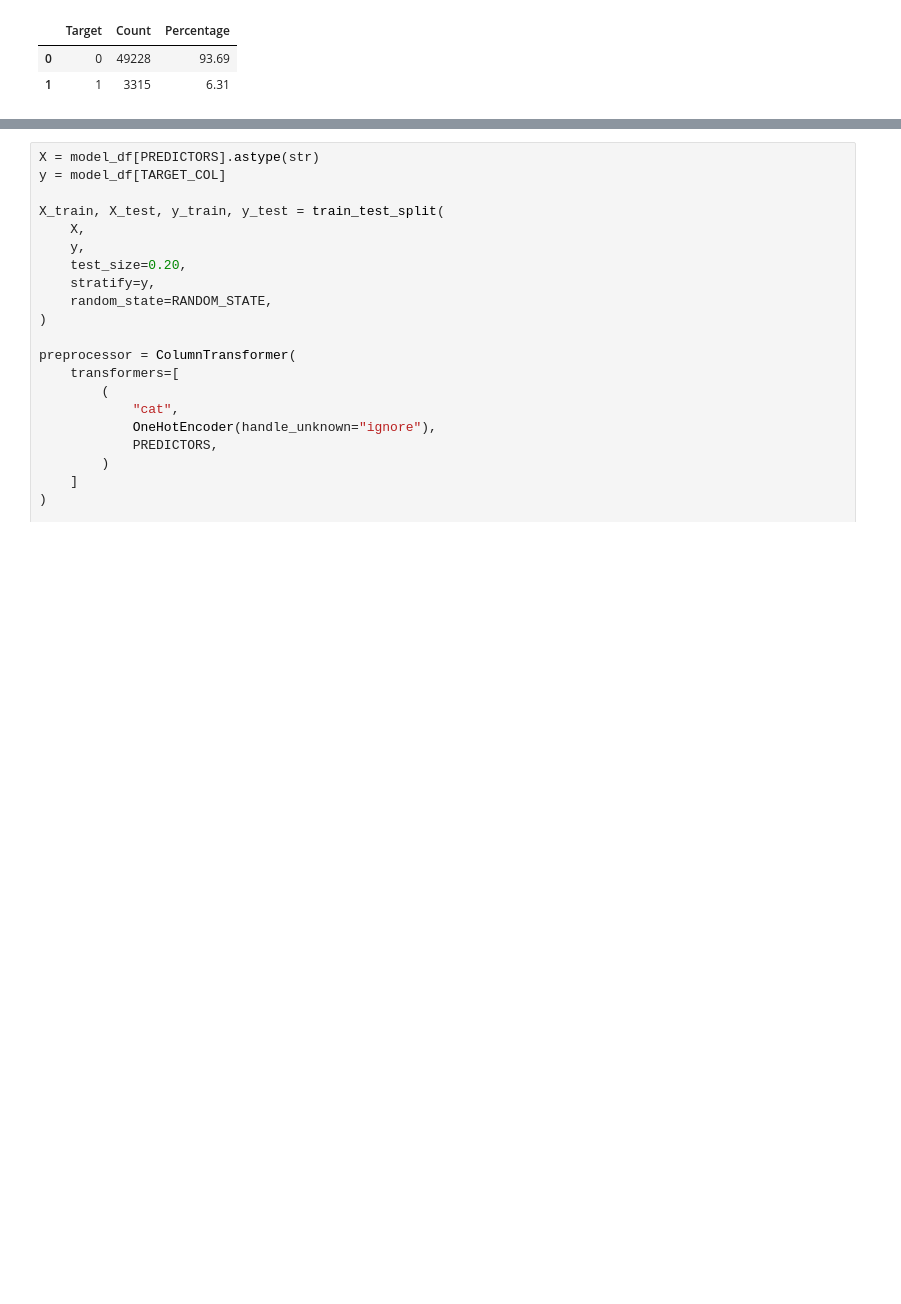
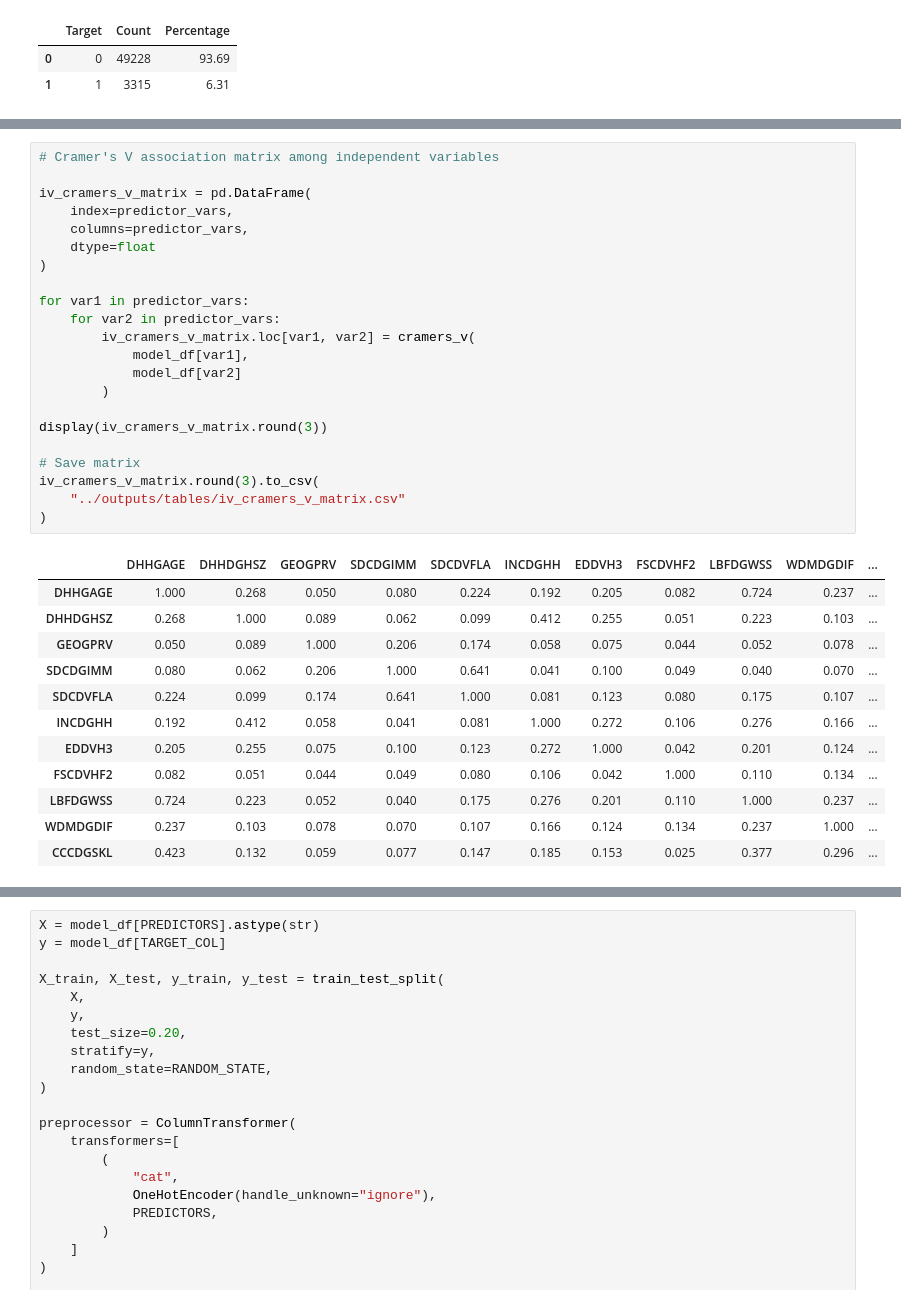
Before and after one commit to Khushboosingh1988/MRP_CCHS_2022, a Jupyter notebook: notebooks/03_predictive_modeling.ipynb, the cells around one changed output, grey strips where cells are left out. Saved outputs shown, nothing was run; the diff lists cells and outputs as text; blank space fills up the shorter version.

```diff
--- a/notebooks/03_predictive_modeling.ipynb
+++ b/notebooks/03_predictive_modeling.ipynb
@@ -213,0 +488,35 @@ Final modeling shape: (52543, 12)
+# %%
+# Cramer's V association matrix among independent variables
+
+iv_cramers_v_matrix = pd.DataFrame(
+    index=predictor_vars,
+    columns=predictor_vars,
+    dtype=float
+)
+
+for var1 in predictor_vars:
+    for var2 in predictor_vars:
+        iv_cramers_v_matrix.loc[var1, var2] = cramers_v(
+            model_df[var1],
+            model_df[var2]
+        )
+
+display(iv_cramers_v_matrix.round(3))
+
+# Save matrix
+iv_cramers_v_matrix.round(3).to_csv(
+    "../outputs/tables/iv_cramers_v_matrix.csv"
+)
+# %% [output]
+|  | DHHGAGE | DHHDGHSZ | GEOGPRV | SDCDGIMM | SDCDVFLA | INCDGHH | EDDVH3 | FSCDVHF2 | LBFDGWSS | WDMDGDIF | ... |
+| DHHGAGE | 1.000 | 0.268 | 0.050 | 0.080 | 0.224 | 0.192 | 0.205 | 0.082 | 0.724 | 0.237 | ... |
+| DHHDGHSZ | 0.268 | 1.000 | 0.089 | 0.062 | 0.099 | 0.412 | 0.255 | 0.051 | 0.223 | 0.103 | ... |
+| GEOGPRV | 0.050 | 0.089 | 1.000 | 0.206 | 0.174 | 0.058 | 0.075 | 0.044 | 0.052 | 0.078 | ... |
+| SDCDGIMM | 0.080 | 0.062 | 0.206 | 1.000 | 0.641 | 0.041 | 0.100 | 0.049 | 0.040 | 0.070 | ... |
+| SDCDVFLA | 0.224 | 0.099 | 0.174 | 0.641 | 1.000 | 0.081 | 0.123 | 0.080 | 0.175 | 0.107 | ... |
+| INCDGHH | 0.192 | 0.412 | 0.058 | 0.041 | 0.081 | 1.000 | 0.272 | 0.106 | 0.276 | 0.166 | ... |
+| EDDVH3 | 0.205 | 0.255 | 0.075 | 0.100 | 0.123 | 0.272 | 1.000 | 0.042 | 0.201 | 0.124 | ... |
+| FSCDVHF2 | 0.082 | 0.051 | 0.044 | 0.049 | 0.080 | 0.106 | 0.042 | 1.000 | 0.110 | 0.134 | ... |
+| LBFDGWSS | 0.724 | 0.223 | 0.052 | 0.040 | 0.175 | 0.276 | 0.201 | 0.110 | 1.000 | 0.237 | ... |
+| WDMDGDIF | 0.237 | 0.103 | 0.078 | 0.070 | 0.107 | 0.166 | 0.124 | 0.134 | 0.237 | 1.000 | ... |
+| CCCDGSKL | 0.423 | 0.132 | 0.059 | 0.077 | 0.147 | 0.185 | 0.153 | 0.025 | 0.377 | 0.296 | ... |
```
Also changed, not shown: parts of 13 cells of this notebook.
